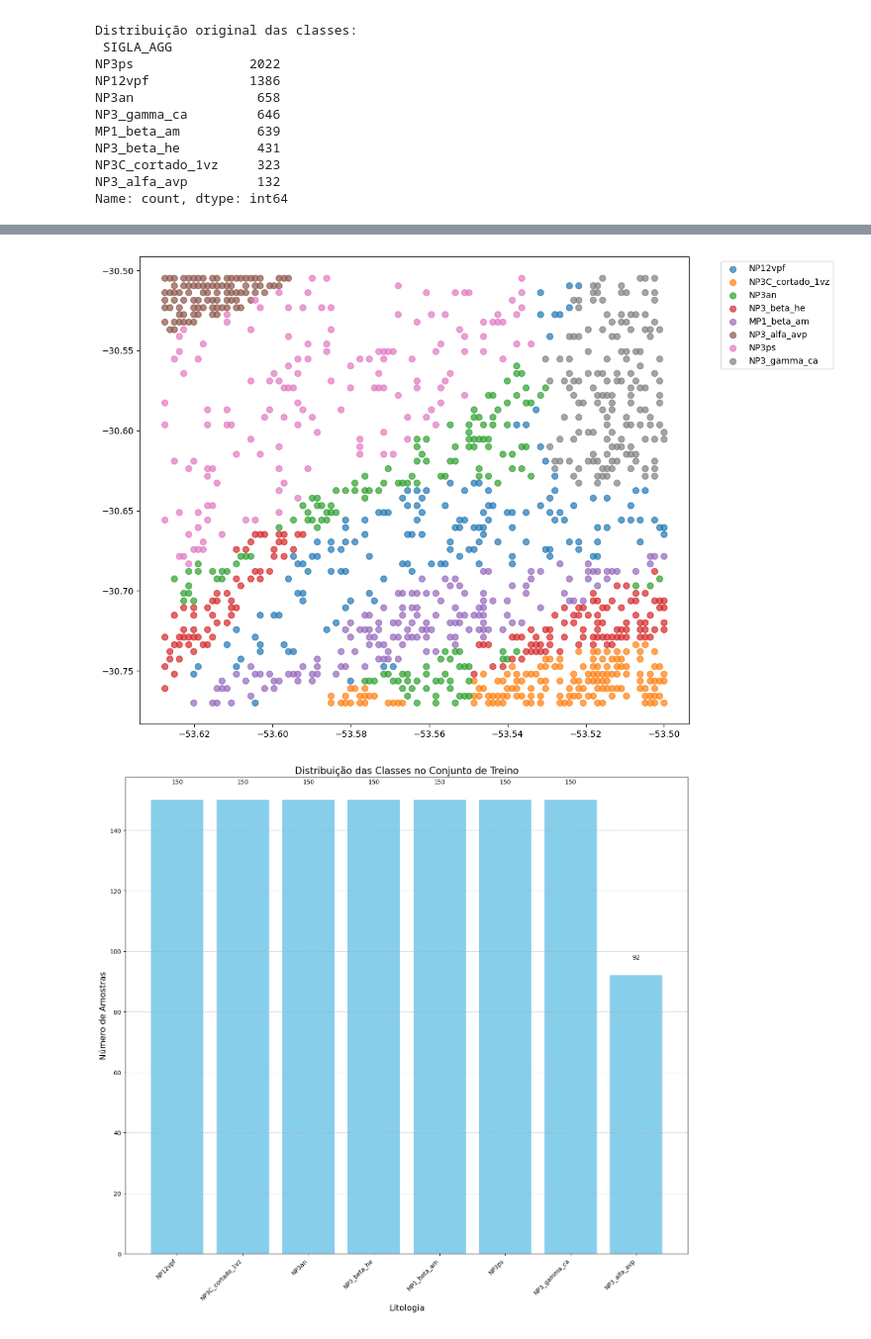
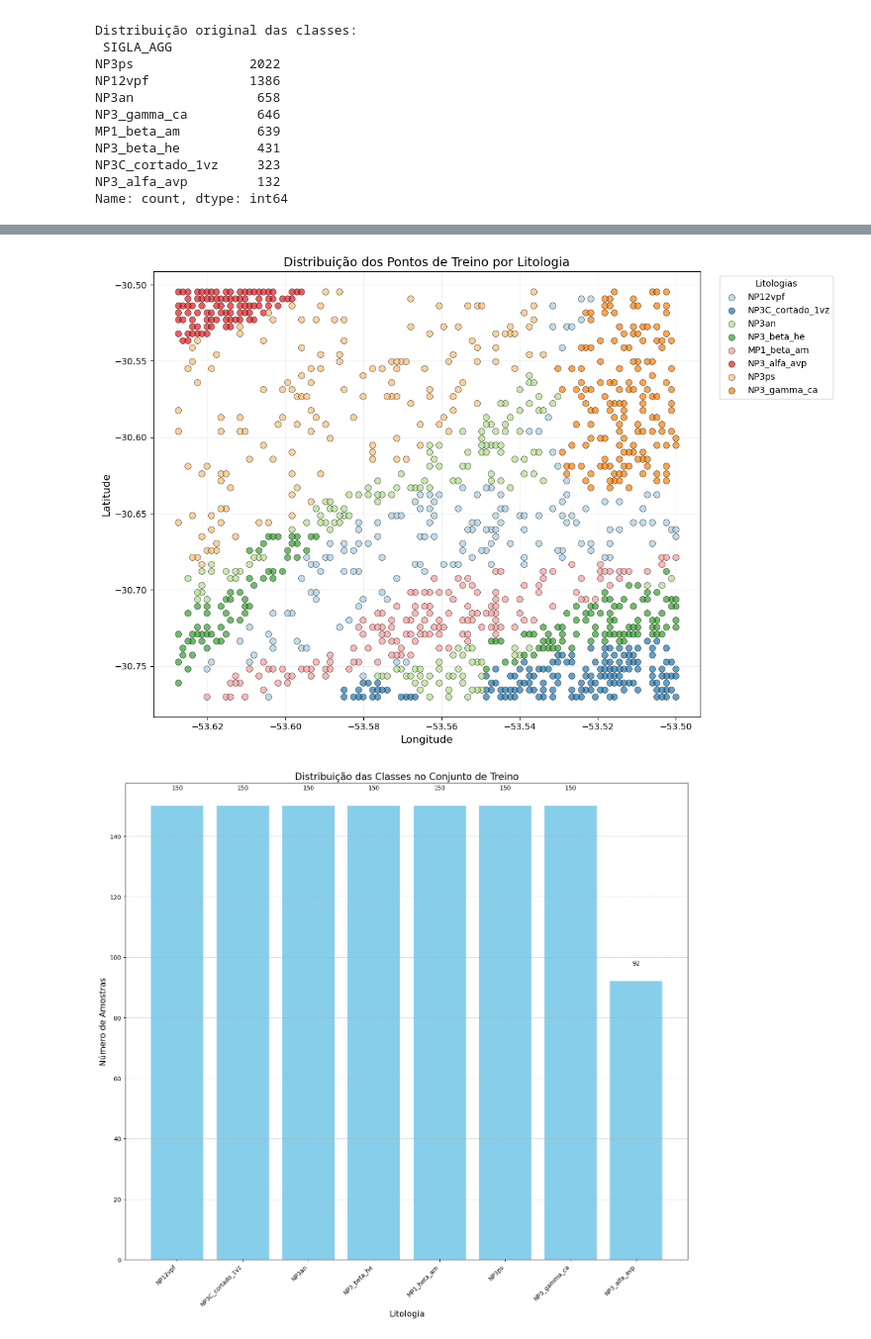
Before and after one commit to Matias-Valladao/ML-GeoPredict-Lavras, a Jupyter notebook: RF_PassFeio_So_RF_V1,3.ipynb, the cells around one changed output, grey strips where cells are left out. Shown at 99% size. Saved outputs shown, nothing was run; the diff lists cells and outputs as text; code cells hidden in the pictures.

```diff
--- a/RF_PassFeio_So_RF_V1,3.ipynb
+++ b/RF_PassFeio_So_RF_V1,3.ipynb
@@ -604,17 +628,35 @@ NP3C_cortado_1vz     173
 NP3_alfa_avp          40
 Name: count, dtype: int64
 # %%
-# Agora usando train_data que contém as coordenadas
-plt.figure(figsize=(12,8))
-for classe in train_data[target].unique():
-    subset = train_data[train_data[target] == classe]
-    plt.scatter(subset['lon'], subset['lat'], label=classe, s=50, alpha=0.7)
+# Configuração das cores das litologias (compartilhada entre as células)
+litologias_unicas = pd.concat([df['SIGLA_AGG'], df['SIGLA_UNID']]).unique()
+cores = plt.cm.Paired(np.linspace(0, 1, len(litologias_unicas)))  # Paleta "Paired" do matplotlib
+color_dict = {litologia: cores[i] for i, litologia in enumerate(litologias_unicas)}
 
-plt.legend(bbox_to_anchor=(1.05, 1))
+# Visualização dos dados de treino
+plt.figure(figsize=(12, 8))
+for litologia in train_data[target].unique():
+    subset = train_data[train_data[target] == litologia]
+    plt.scatter(
+        subset['lon'],
+        subset['lat'],
+        color=color_dict[litologia],  # Mesma cor para cada litologia
+        label=litologia,
+        s=50,
+        alpha=0.7,
+        edgecolor='k',
+        linewidth=0.5
+    )
+
+plt.legend(bbox_to_anchor=(1.25, 1), title='Litologias', fontsize=10)
+plt.xlabel('Longitude', fontsize=12)
+plt.ylabel('Latitude', fontsize=12)
+plt.title('Distribuição dos Pontos de Treino por Litologia', fontsize=14)
+plt.grid(alpha=0.2)
 plt.tight_layout()
 plt.show()
 # %% [output]
-[figure, old version]
+[figure, new version]
 # %%
 import matplotlib.pyplot as plt
 import seaborn as sns
```
Also changed, not shown: parts of 25 cells of this notebook.
